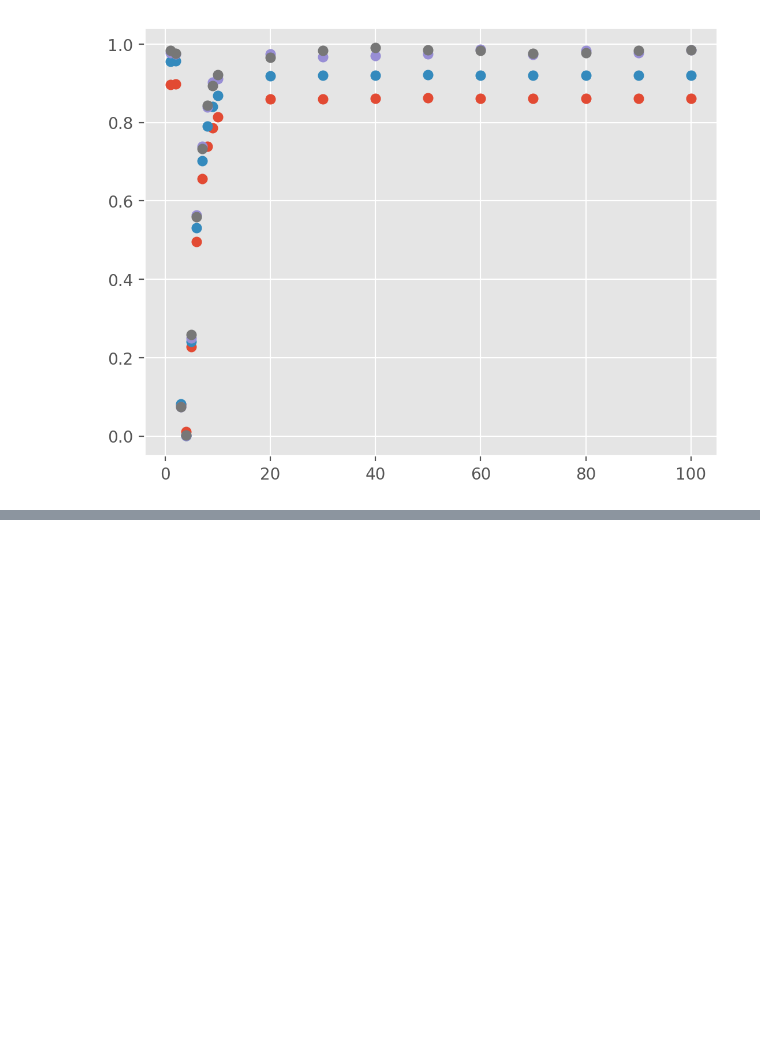
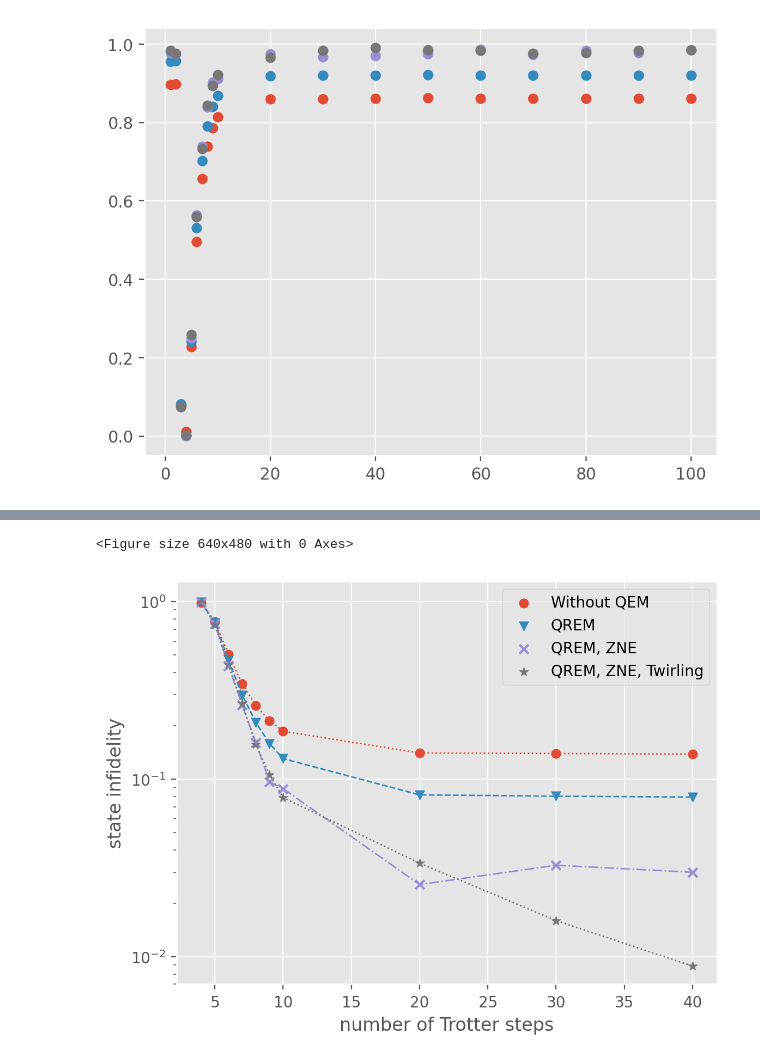
Before and after one commit to BOBO1997/osp_solutions, a Jupyter notebook: experiments/compare_qem/analyze_20251013.ipynb, the cells around one changed output, grey strips where cells are left out. Drawn from its saved outputs; the diff is of its cells as text; code cells hidden in the pictures; blank space fills up the shorter version.

```diff
--- a/experiments/compare_qem/analyze_20251013.ipynb
+++ b/experiments/compare_qem/analyze_20251013.ipynb
@@ -67,0 +68,23 @@ ModuleNotFoundError: No module named 'qiskit'
+# %%
+limit = 13
+plt.clf()
+plt.figure(dpi=200)
+p1 = plt.scatter(num_steps_list[3:limit], 1 - np.array(raw_fid_list[3:limit]), marker="o")
+plt.plot(num_steps_list[3:limit], 1 - np.array(raw_fid_list[3:limit]),linewidth=1,linestyle="dotted")
+p2 = plt.scatter(num_steps_list[3:limit], 1 - np.array(qrem_fid_list[3:limit]), marker="v")
+plt.plot(num_steps_list[3:limit], 1 - np.array(qrem_fid_list[3:limit]),linewidth=1,linestyle="dashed")
+p3 = plt.scatter(num_steps_list[3:limit], 1 - np.array(zne_fid_list[3:limit]), marker="x")
+plt.plot(num_steps_list[3:limit], 1 - np.array(zne_fid_list[3:limit]),linewidth=1,linestyle="dashdot")
+p4 = plt.scatter(num_steps_list[3:limit], 1 - np.array(zne_pt_fid_list[3:limit]), marker="*")
+plt.plot(num_steps_list[3:limit], 1 - np.array(zne_pt_fid_list[3:limit]),linewidth=1,linestyle="dotted")
+plt.xlabel("number of Trotter steps")
+plt.ylabel("state infidelity")
+plt.ylim(bottom=7.0 * 1e-3,top=1.3 * 1e-0)
+plt.legend([p1,p2,p3,p4],
+           ["Without QEM", "QREM", "QREM, ZNE", "QREM, ZNE, Twirling"])
+# plt.ylim(bottom=-0.04,top=1.04)
+plt.yscale("log")
+# plt.title("The effect of error mitigations")
+# %% [output]
+<Figure size 640x480 with 0 Axes>
+[figure, added]
```
Also changed, not shown: parts of 2 cells of this notebook, 12 other files.
